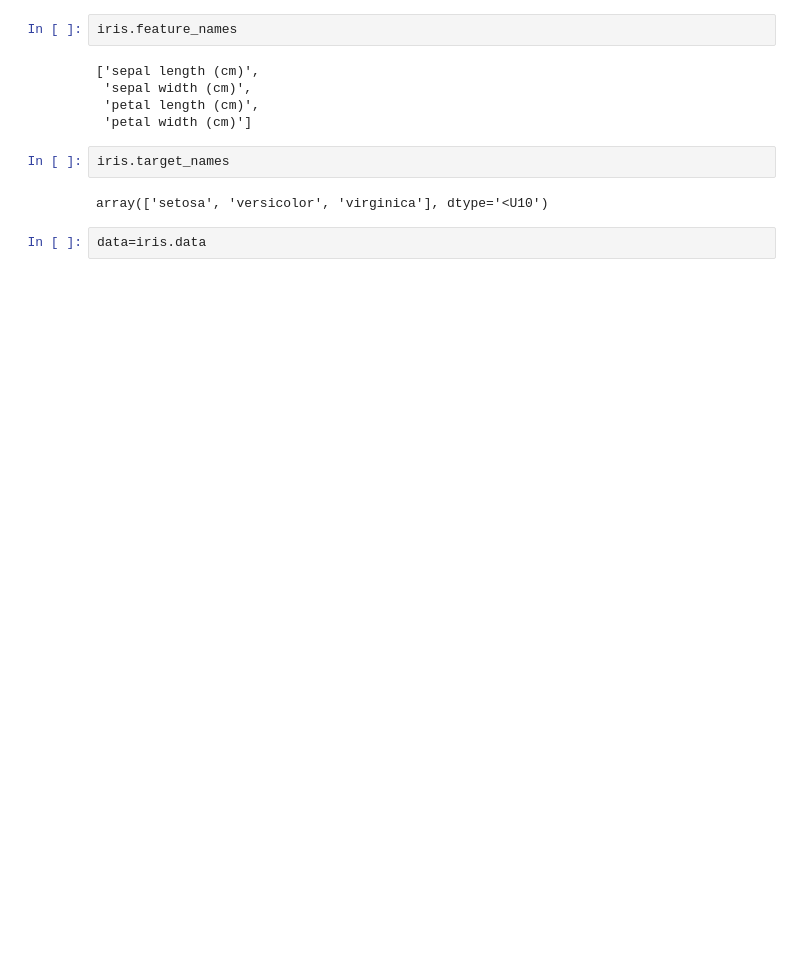
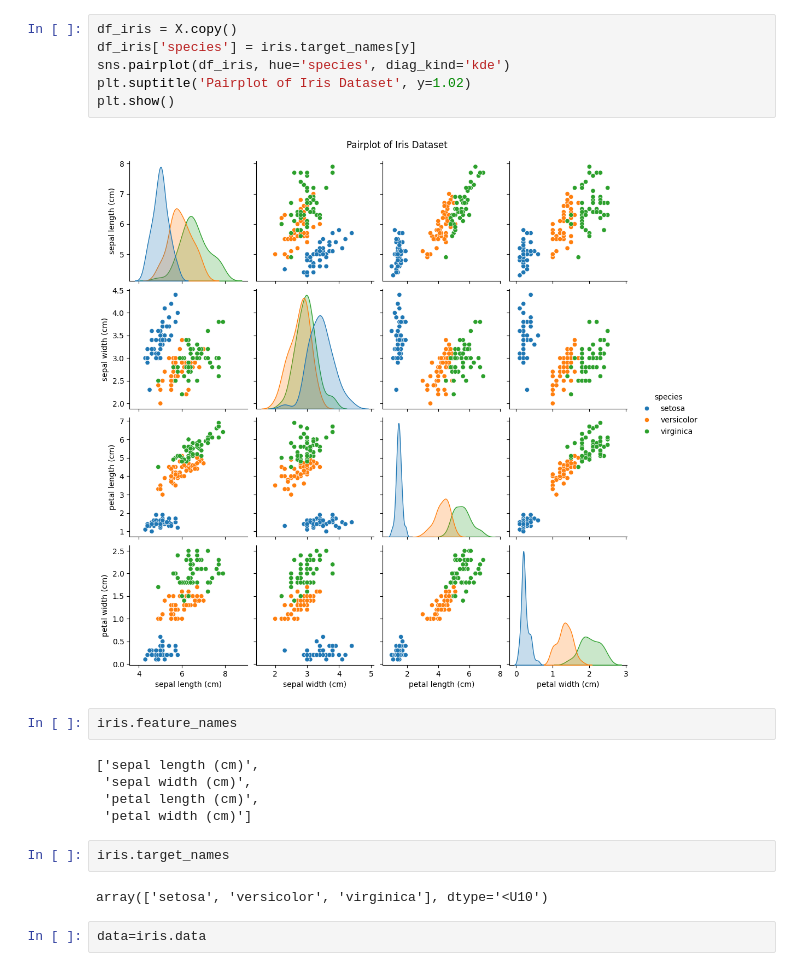
Before and after one commit to graWLF/load-iris-with-perceptron, a Jupyter notebook: iris_hw.ipynb, the cells around one changed output. Cells and saved outputs as stored; diff of their text form; blank space fills up the shorter version.

```diff
--- a/iris_hw.ipynb
+++ b/iris_hw.ipynb
@@ -19,3 +18,11 @@ dir(iris)
+# %%
+df_iris = X.copy()
+df_iris['species'] = iris.target_names[y]
+sns.pairplot(df_iris, hue='species', diag_kind='kde')
+plt.suptitle('Pairplot of Iris Dataset', y=1.02)
+plt.show()
+# %% [output]
+[figure, added]
 # %%
 iris.feature_names
 # %% [output]
```
Also changed, not shown: parts of 11 cells of this notebook.
